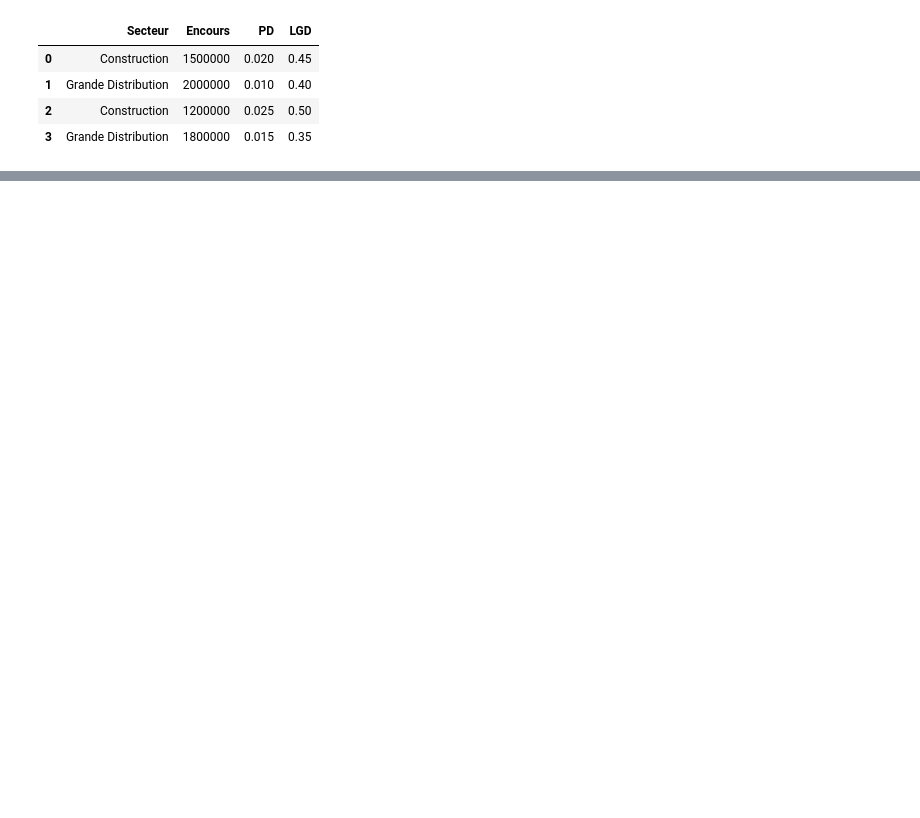
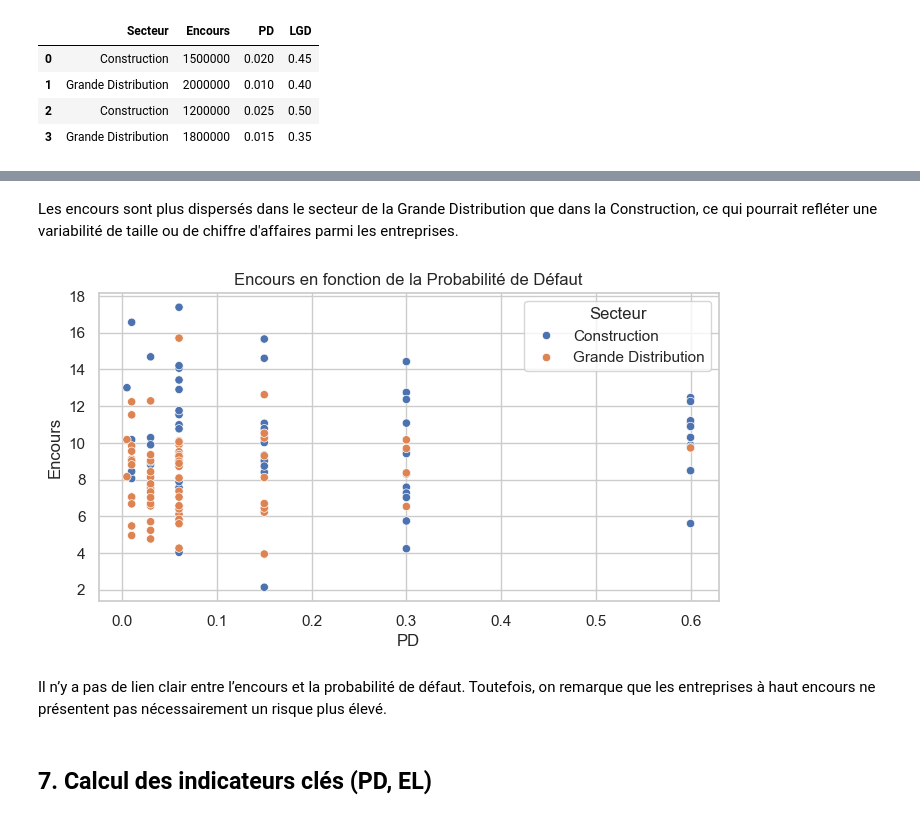
Before and after one commit to CALAIN1/stress-test-global-risk, a Jupyter notebook: stress_test_global_risk_FINAL.ipynb, the cells around one changed output, grey strips where cells are left out. Drawn from its saved outputs; the diff is of its cells as text; code cells hidden in the pictures; blank space fills up the shorter version.

```diff
--- a/stress_test_global_risk_FINAL.ipynb
+++ b/stress_test_global_risk_FINAL.ipynb
@@ -104,0 +212,13 @@ df.head()
+# %% [markdown]
+Les encours sont plus dispersés dans le secteur de la Grande Distribution que dans la Construction, ce qui pourrait refléter une variabilité de taille ou de chiffre d'affaires parmi les entreprises.
+# %%
+plt.figure(figsize=(8, 4))
+sns.scatterplot(data=df, x='PD', y='Encours', hue='Secteur')
+plt.title("Encours en fonction de la Probabilité de Défaut")
+plt.show()
+# %% [output]
+[figure, added]
+# %% [markdown]
+Il n’y a pas de lien clair entre l’encours et la probabilité de défaut. Toutefois, on remarque que les entreprises à haut encours ne présentent pas nécessairement un risque plus élevé.
+# %% [markdown]
+## 7. Calcul des indicateurs clés (PD, EL)
```
Also changed, not shown: parts of 34 cells of this notebook.
